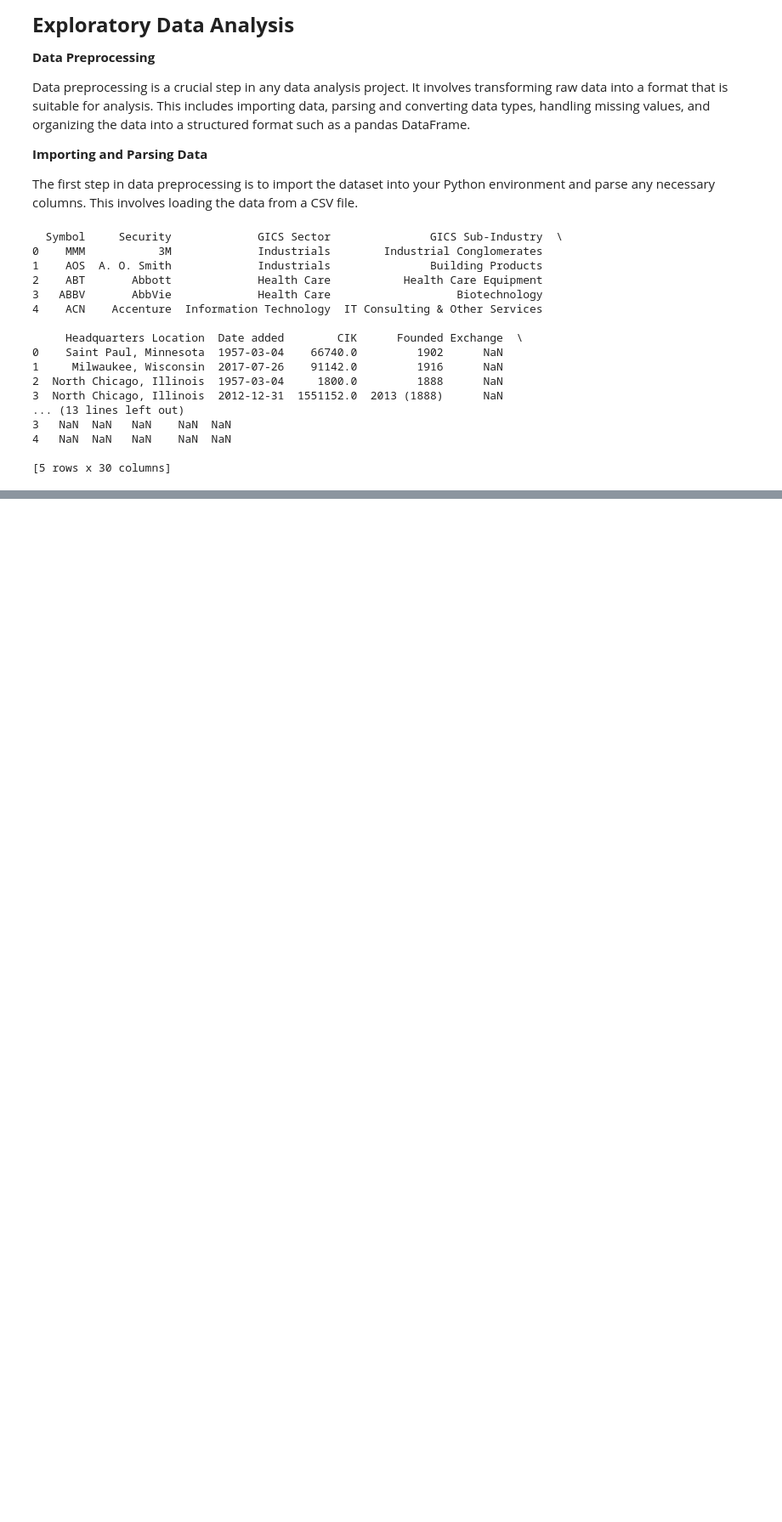
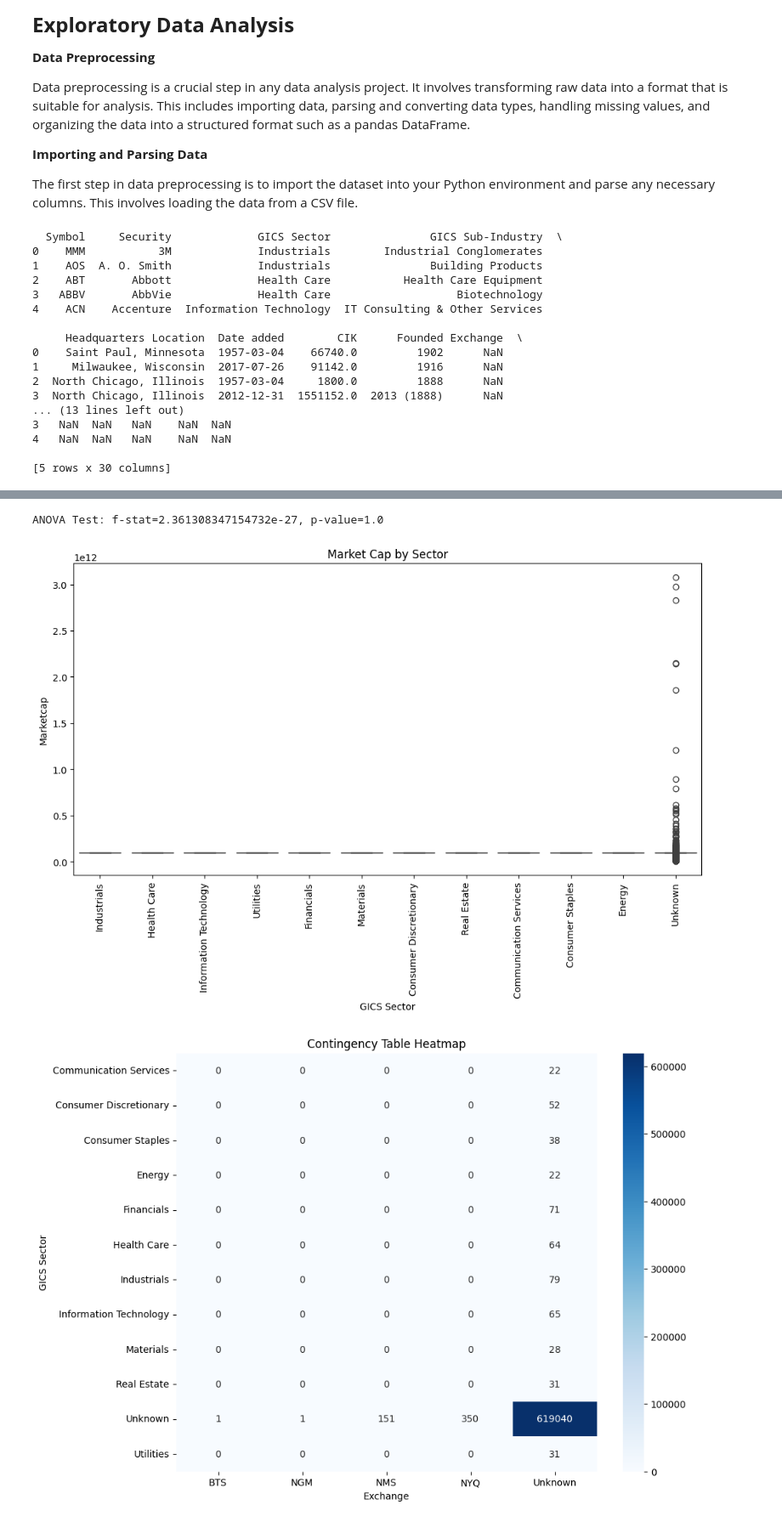
Before and after one commit to Daniel21b/CMSC320-Final, a Jupyter notebook: final.ipynb, the cells around one changed output, grey strips where cells are left out. Shown at 85% size. Saved outputs shown, nothing was run; the diff lists cells and outputs as text; code cells hidden in the pictures; blank space fills up the shorter version.

```diff
--- a/final.ipynb
+++ b/final.ipynb
@@ -250,0 +244,14 @@ KeyError: 'Closing_Price'
+# %%
+
+missing_values = combined_data.isnull().sum()
+print("Missing values in each column:\n", missing_values)
+
+
+combined_data[numeric_cols] = combined_data[numeric_cols].fillna(combined_data[numeric_cols].mean())
+
+
+categorical_cols = combined_data.select_dtypes(include=[object]).columns
+combined_data[categorical_cols] = combined_data[categorical_cols].fillna('Unknown')
+
+
+print(combined_data.info())
@@ -250,0 +348,60 @@ KeyError: 'Closing_Price'
+# %%
+print(combined_data.columns)
+
+# Chi-Squared Test
+def chi_squared_test(data, column1, column2):
+    contingency_table = pd.crosstab(data[column1], data[column2])
+    chi2, p, dof, expected = stats.chi2_contingency(contingency_table)
+    return chi2, p
+
+# T Test
+def t_test(data, group_col, target_col, group1, group2):
+    group1_data = data[data[group_col] == group1][target_col]
+    group2_data = data[data[group_col] == group2][target_col]
+    t_stat, p_value = stats.ttest_ind(group1_data.dropna(), group2_data.dropna())
+    return t_stat, p_value
+
+# Mann-Whitney U Test
+def mann_whitney_u_test(data, group_col, target_col, group1, group2):
+    group1_data = data[data[group_col] == group1][target_col]
+    group2_data = data[data[group_col] == group2][target_col]
+    u_stat, p_value = stats.mannwhitneyu(group1_data.dropna(), group2_data.dropna())
+    return u_stat, p_value
+
+# ANOVA Test
+def anova_test(data, group_col, target_col):
+    groups = data[group_col].unique()
+    group_data = [data[data[group_col] == group][target_col].dropna() for group in groups]
+    f_stat, p_value = stats.f_oneway(*group_data)
+    return f_stat, p_value
+
+# Perform Chi-Squared Test
+chi2, p_chi2 = chi_squared_test(combined_data, 'GICS Sector', 'Exchange')
+print(f"Chi-Squared Test: chi2={chi2}, p-value={p_chi2}")
+
+# Perform T Test
+t_stat, p_ttest = t_test(combined_data, 'GICS Sector', 'Marketcap', 'Information Technology', 'Health Care')
+print(f"T Test: t-stat={t_stat}, p-value={p_ttest}")
+
+# Perform Mann-Whitney U Test
+u_stat, p_mannwhitney = mann_whitney_u_test(combined_data, 'GICS Sector', 'Currentprice', 'Information Technology', 'Health Care')
+print(f"Mann-Whitney U Test: u-stat={u_stat}, p-value={p_mannwhitney}")
+
+# Perform ANOVA Test
+f_stat, p_anova = anova_test(combined_data, 'GICS Sector', 'Marketcap')
+print(f"ANOVA Test: f-stat={f_stat}, p-value={p_anova}")
+
+# Additional visualizations for ANOVA
+plt.figure(figsize=(12, 6))
+sns.boxplot(x='GICS Sector', y='Marketcap', data=combined_data)
+plt.title('Market Cap by Sector')
+plt.xticks(rotation=90)
+plt.show()
+
+# Heatmap for Chi-Squared Test
+contingency_table = pd.crosstab(combined_data['GICS Sector'], combined_data['Exchange'])
+plt.figure(figsize=(10, 8))
+sns.heatmap(contingency_table, annot=True, fmt='d', cmap='Blues')
+plt.title('Contingency Table Heatmap')
+plt.show()
+# %% [output]
@@ -250,0 +418,3 @@ KeyError: 'Closing_Price'
+ANOVA Test: f-stat=2.361308347154732e-27, p-value=1.0
+[figure, added]
+[figure, added]
```
Also changed, not shown: parts of 8 cells of this notebook, 1 other file.
